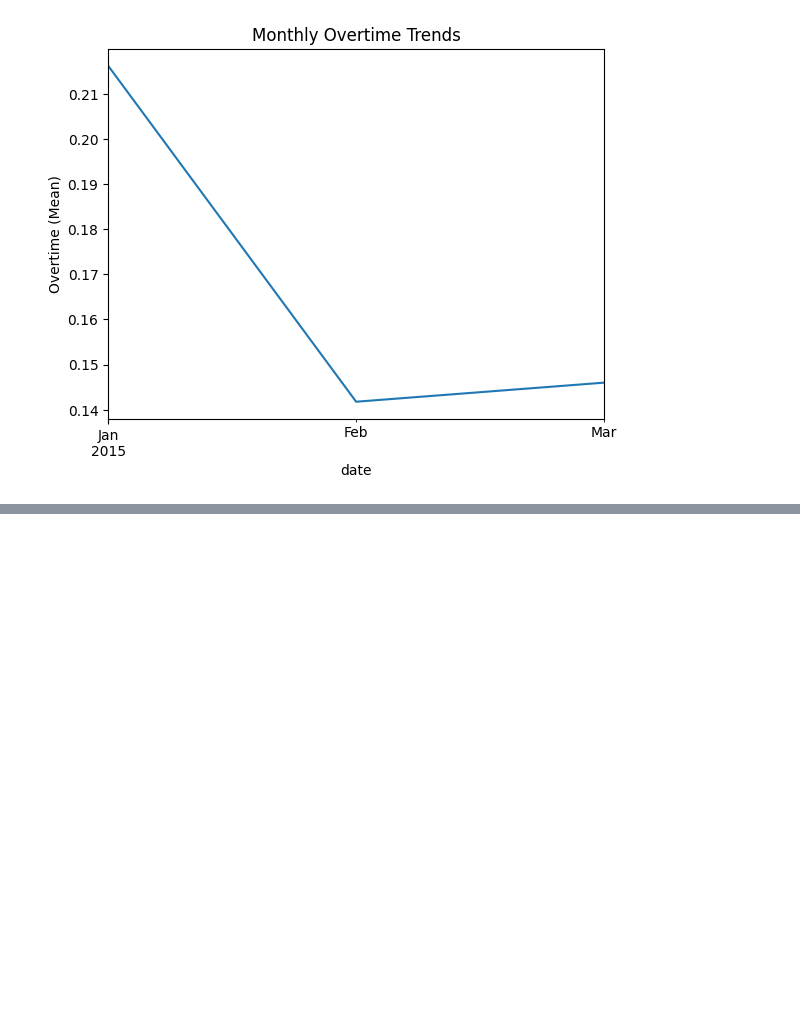
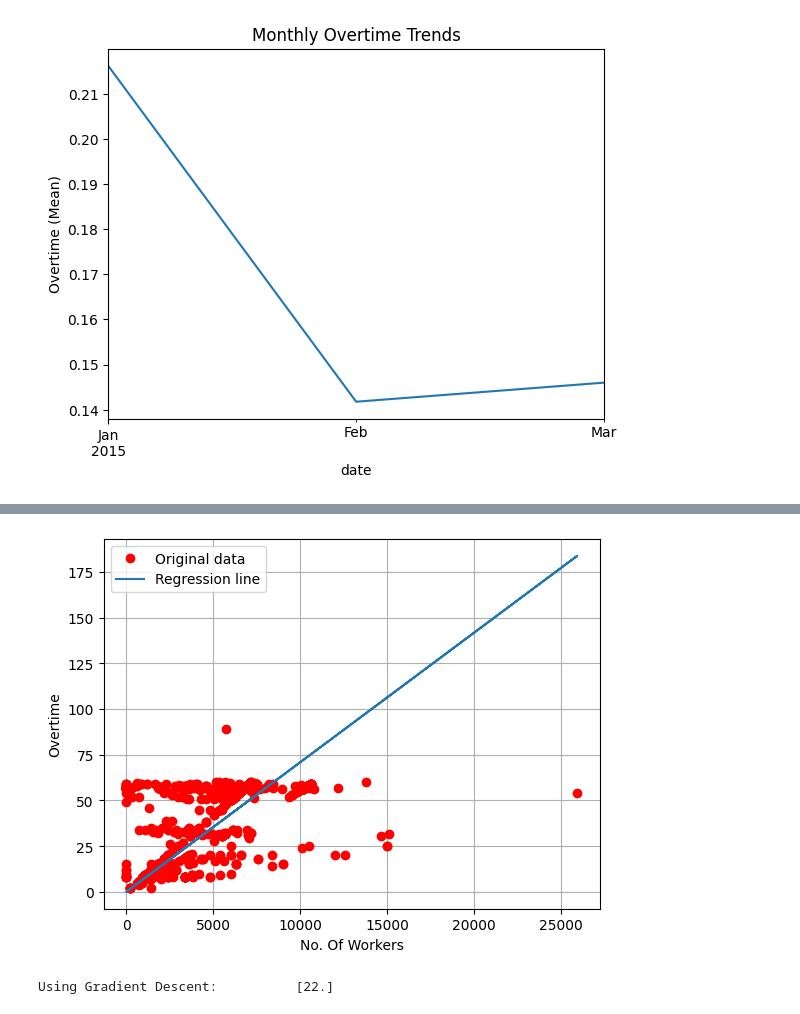
Before and after one commit to jordanchong911/Garments, a Jupyter notebook: garments.ipynb, the cells around one changed output, grey strips where cells are left out. Drawn from its saved outputs; the diff is of its cells as text; code cells hidden in the pictures; blank space fills up the shorter version.

```diff
--- a/garments.ipynb
+++ b/garments.ipynb
@@ -314,0 +381,2 @@ plt.show()
+# %%
+model.fit(X_garments, y_garments)
@@ -314,0 +403,25 @@ plt.show()
+# %%
+y_predicted = model.predict(X_garments)
+# %%
+# Write your code here
+fig, ax3 = plt.subplots()
+ax3.plot(X_garments, y_garments, 'ro', label='Original data')
+
+line3, = ax3.plot(X_garments, y_predicted, label='Regression line')
+
+plt.ylabel('Overtime')
+plt.xlabel('No. Of Workers')
+ax3.legend()
+plt.grid()
+plt.show()
+# %% [output]
+[figure, added]
+# %%
+new_x = np.array([3105])
+
+
+y_pred_gd = model.predict(np.expand_dims(new_x, 1))
+
+print('Using Gradient Descent:\t\t', np.around(y_pred_gd, 2))
+# %% [output]
+Using Gradient Descent:          [22.]
```
Also changed, not shown: parts of 12 cells of this notebook.
